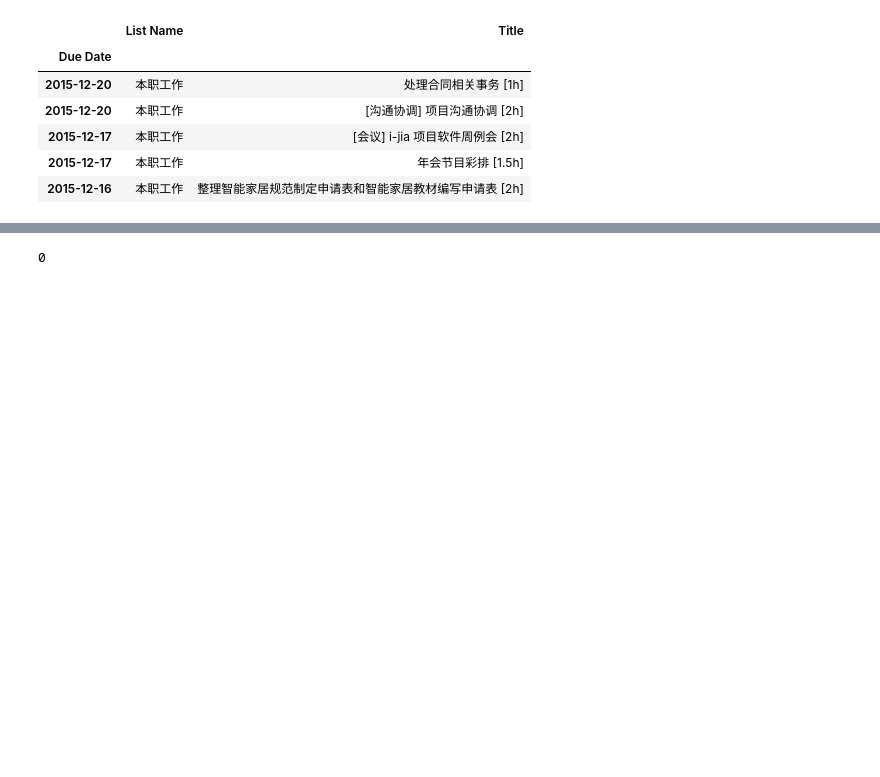
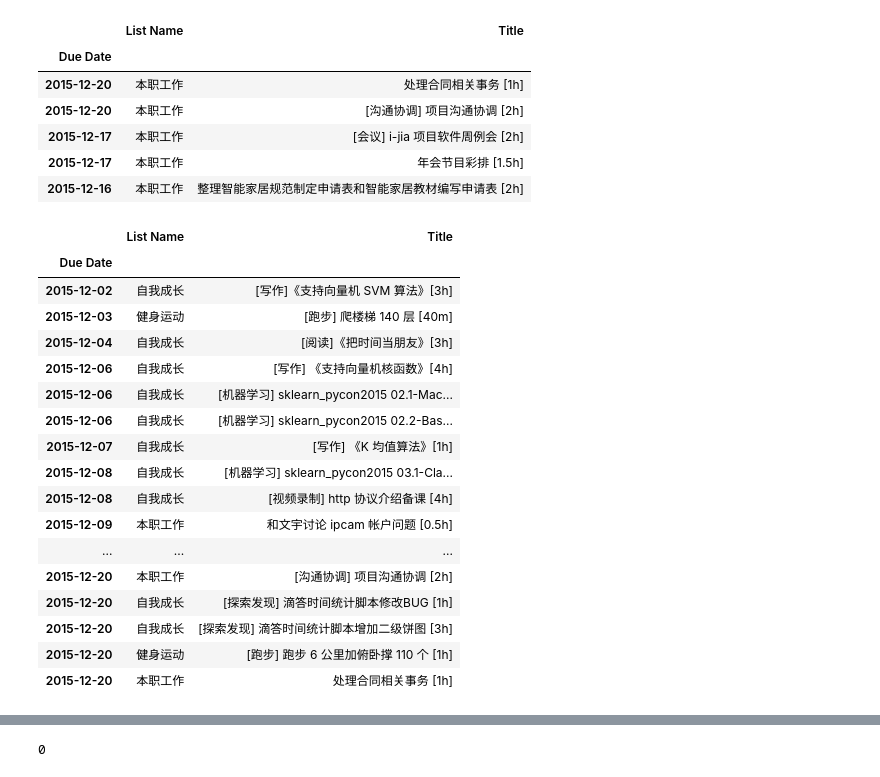
Before and after one commit to kamidox/utils, a Jupyter notebook: dida365/dida_event_log.ipynb, the cells around one changed output, grey strips where cells are left out. Saved outputs shown, nothing was run; the diff lists cells and outputs as text; code cells hidden in the pictures; blank space fills up the shorter version.

```diff
--- a/dida365/dida_event_log.ipynb
+++ b/dida365/dida_event_log.ipynb
@@ -49,6 +49,27 @@ data.head()
 | 2015-12-17 | 本职工作 | [会议] i-jia 项目软件周例会 [2h] |
 | 2015-12-17 | 本职工作 | 年会节目彩排 [1.5h] |
 | 2015-12-16 | 本职工作 | 整理智能家居规范制定申请表和智能家居教材编写申请表 [2h] |
+# %%
+data.sort_index().loc['2015-12-01': '2015-12-31']
+# %% [output]
+|  | List Name | Title |
+| Due Date |  |  |
+| 2015-12-02 | 自我成长 | [写作]《支持向量机 SVM 算法》[3h] |
+| 2015-12-03 | 健身运动 | [跑步] 爬楼梯 140 层 [40m] |
+| 2015-12-04 | 自我成长 | [阅读]《把时间当朋友》[3h] |
+| 2015-12-06 | 自我成长 | [写作] 《支持向量机核函数》[4h] |
+| 2015-12-06 | 自我成长 | [机器学习] sklearn_pycon2015 02.1-Mac... |
+| 2015-12-06 | 自我成长 | [机器学习] sklearn_pycon2015 02.2-Bas... |
+| 2015-12-07 | 自我成长 | [写作] 《K 均值算法》[1h] |
+| 2015-12-08 | 自我成长 | [机器学习] sklearn_pycon2015 03.1-Cla... |
+| 2015-12-08 | 自我成长 | [视频录制] http 协议介绍备课 [4h] |
+| 2015-12-09 | 本职工作 | 和文宇讨论 ipcam 帐户问题 [0.5h] |
+| ... | ... | ... |
+| 2015-12-20 | 本职工作 | [沟通协调] 项目沟通协调 [2h] |
+| 2015-12-20 | 自我成长 | [探索发现] 滴答时间统计脚本修改BUG [1h] |
+| 2015-12-20 | 自我成长 | [探索发现] 滴答时间统计脚本增加二级饼图 [3h] |
+| 2015-12-20 | 健身运动 | [跑步] 跑步 6 公里加俯卧撑 110 个 [1h] |
+| 2015-12-20 | 本职工作 | 处理合同相关事务 [1h] |
 # %%
 import re
 
```
Also changed, not shown: parts of 9 cells of this notebook, 2 other files.
